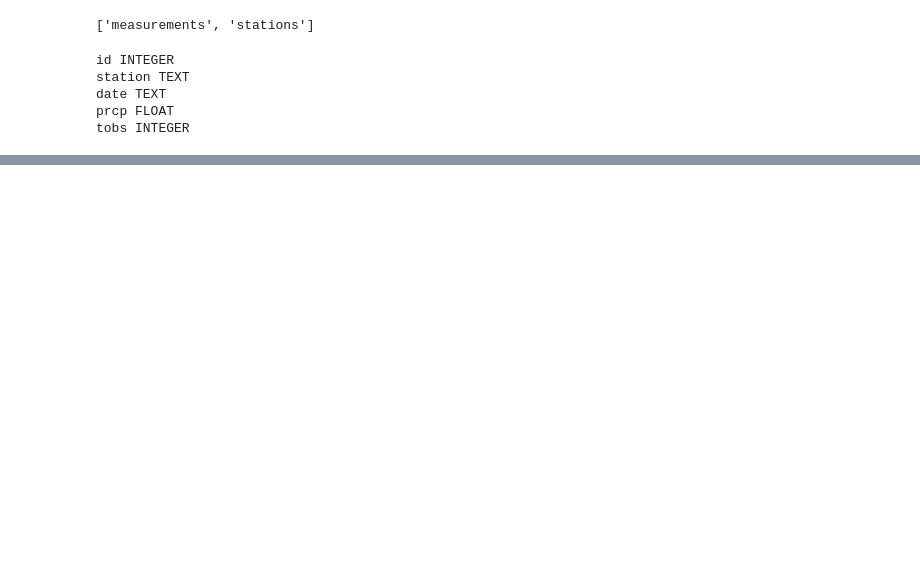
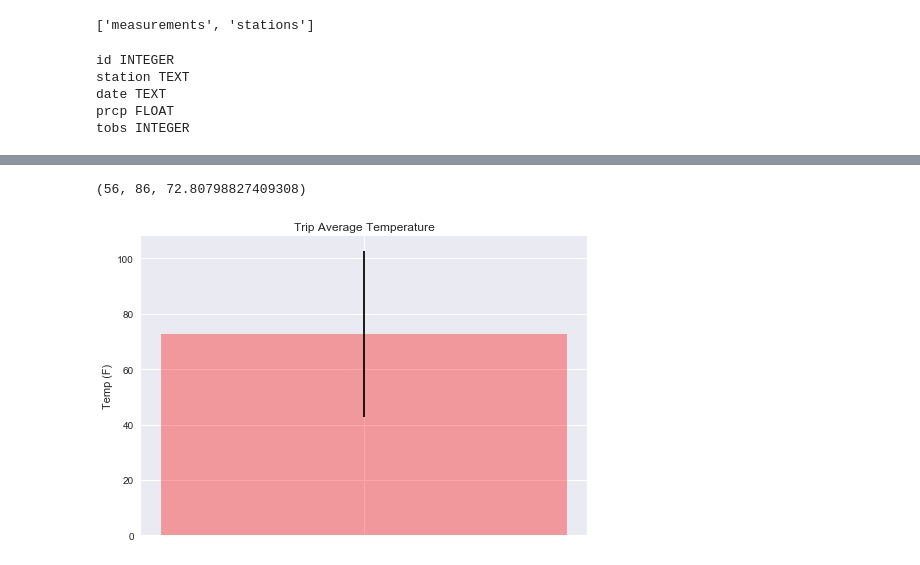
Before and after one commit to shanegela/DataAnalytics, a Jupyter notebook: HawaiiSurfAnalysis/climate_analysis.ipynb, the cells around one changed output, grey strips where cells are left out. Cells and saved outputs as stored; diff of their text form; code cells hidden in the pictures; blank space fills up the shorter version.

```diff
--- a/HawaiiSurfAnalysis/climate_analysis.ipynb
+++ b/HawaiiSurfAnalysis/climate_analysis.ipynb
@@ -66,0 +167,28 @@ session.query(Measurements.station, Measurements.date, Measurements.prcp, Measur
+# %%
+def calc_temps(start_date, end_date):
+    temps = df[(df.date >= start_date) & (df.date <= end_date)]
+    min_temp = temps.tobs.min()
+    max_temp = temps.tobs.max()
+    mean_temp = temps.tobs.mean()
+    return (min_temp, max_temp, mean_temp)
+# %%
+tmin, tmax, tmean = calc_temps('2011-02-01', '2012-01-31')
+tmin, tmax, tmean
+# %% [output]
+(56, 86, 72.80798827409308)
+# %%
+x = ['']
+energy = [tmean]
+variance = [tmax-tmin]
+x_pos = [i for i, _ in enumerate(x)]
+
+plt.bar(x_pos, energy, color='red', alpha=.35, yerr=variance)
+plt.ylabel("Temp (F)")
+plt.title("Trip Average Temperature")
+
+plt.xticks(x_pos, x)
+sns.set()
+plt.show()
+plt.savefig('average_trip_temperature.png')
+# %% [output]
+[figure, added]
```
Also changed, not shown: parts of 16 cells of this notebook, 12 other files.
